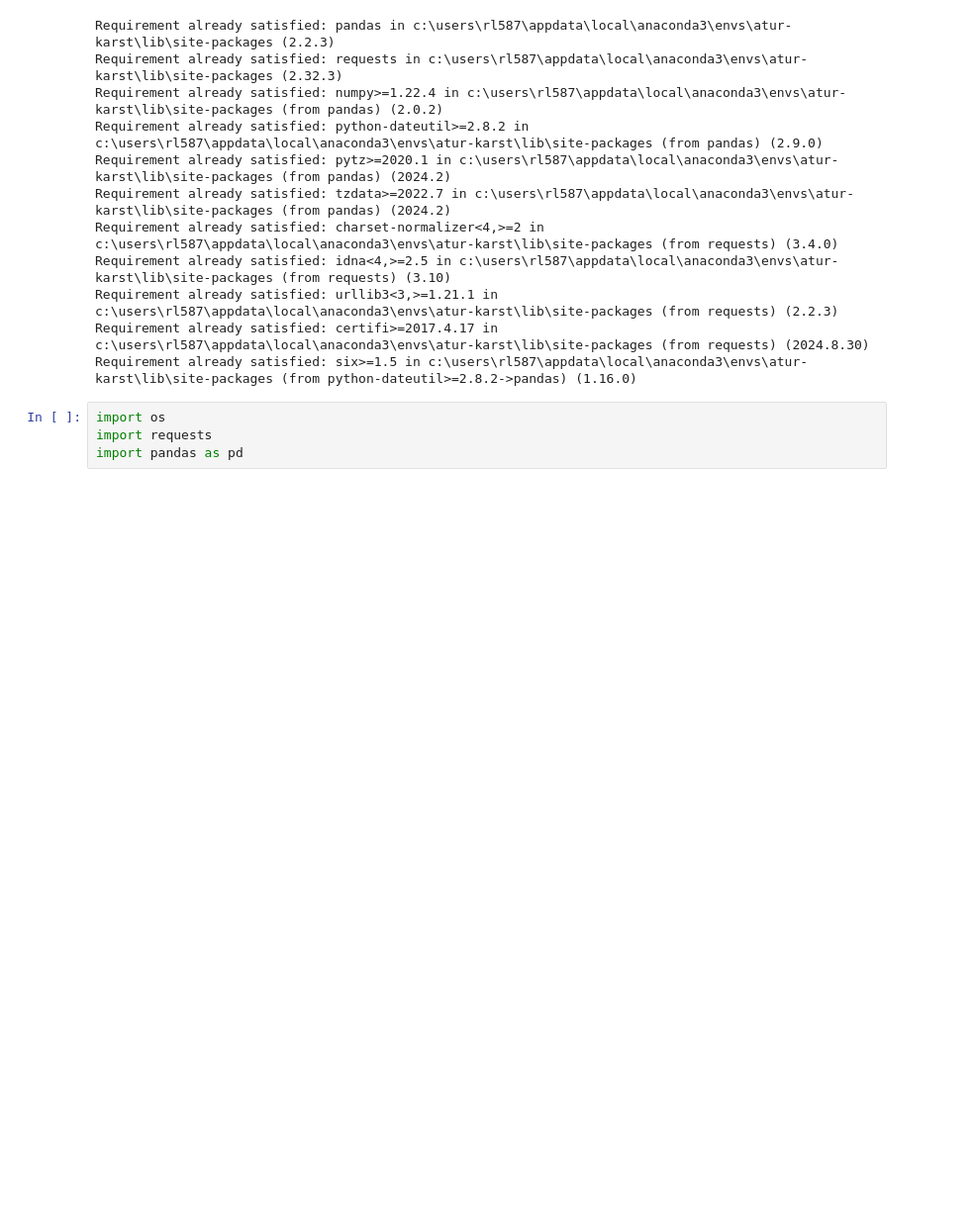
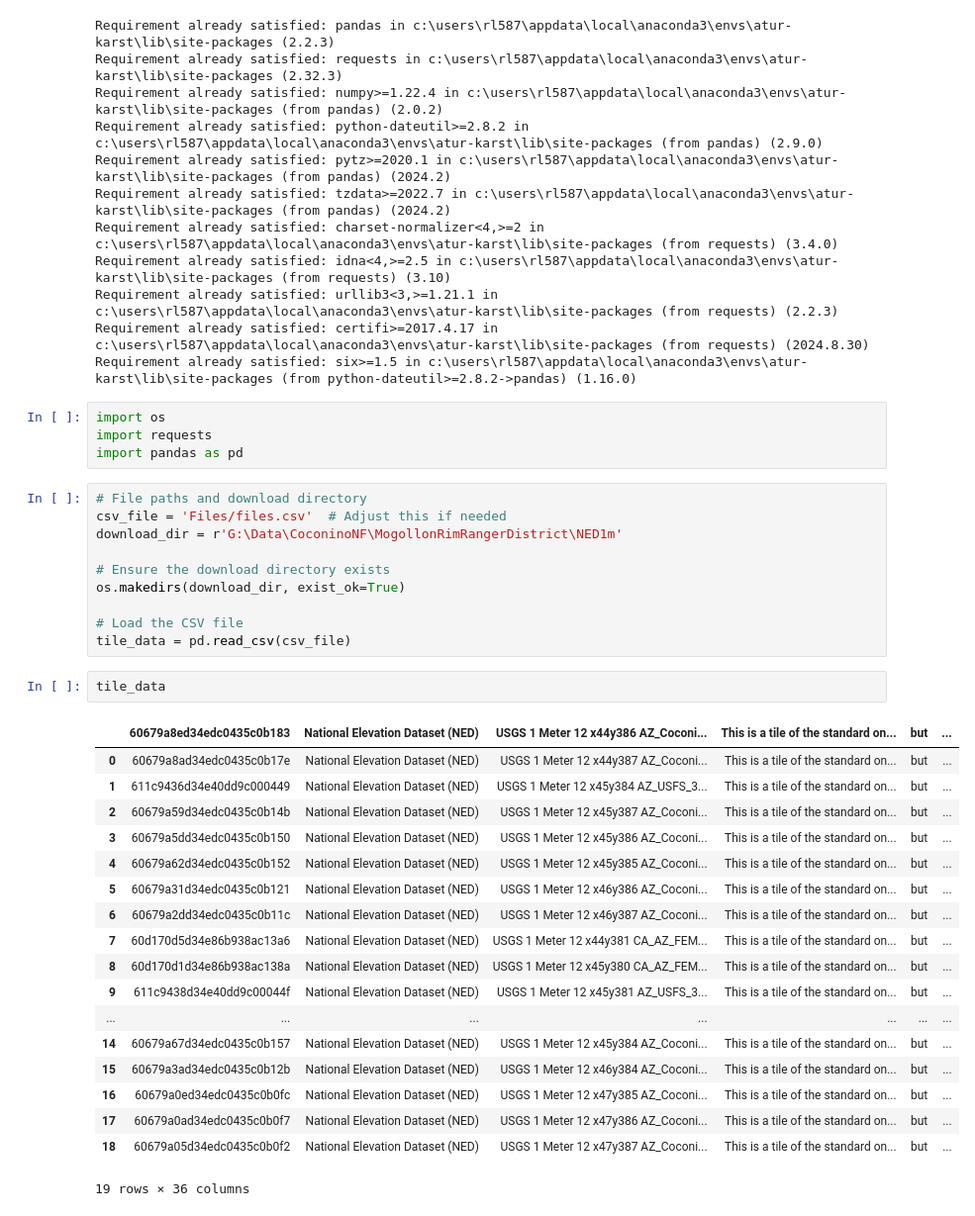
Before and after one commit to Ryan3Lima/ATUR-ForestThinning, a Jupyter notebook: notebooks/DownloadDEMTiles.ipynb, the cells around one changed output. Shown: that part at 99% size. Cells and saved outputs as stored; diff of their text form; blank space fills up the shorter version.

```diff
--- a/notebooks/DownloadDEMTiles.ipynb
+++ b/notebooks/DownloadDEMTiles.ipynb
@@ -23,5 +23,36 @@ Requirement already satisfied: six>=1.5 in c:\users\rl587\appdata\local\anaconda
 import os
 import requests
 import pandas as pd
+# %%
+# File paths and download directory
+csv_file = 'Files/files.csv'  # Adjust this if needed
+download_dir = r'G:\Data\CoconinoNF\MogollonRimRangerDistrict\NED1m'
+
+# Ensure the download directory exists
+os.makedirs(download_dir, exist_ok=True)
+
+# Load the CSV file
+tile_data = pd.read_csv(csv_file)
+# %%
+tile_data
+# %% [output]
+|  | 60679a8ed34edc0435c0b183 | National Elevation Dataset (NED) | USGS 1 Meter 12 x44y386 AZ_Coconi... | This is a tile of the standard on... | but | ... |
+| 0 | 60679a8ad34edc0435c0b17e | National Elevation Dataset (NED) | USGS 1 Meter 12 x44y387 AZ_Coconi... | This is a tile of the standard on... | but | ... |
+| 1 | 611c9436d34e40dd9c000449 | National Elevation Dataset (NED) | USGS 1 Meter 12 x45y384 AZ_USFS_3... | This is a tile of the standard on... | but | ... |
+| 2 | 60679a59d34edc0435c0b14b | National Elevation Dataset (NED) | USGS 1 Meter 12 x45y387 AZ_Coconi... | This is a tile of the standard on... | but | ... |
+| 3 | 60679a5dd34edc0435c0b150 | National Elevation Dataset (NED) | USGS 1 Meter 12 x45y386 AZ_Coconi... | This is a tile of the standard on... | but | ... |
+| 4 | 60679a62d34edc0435c0b152 | National Elevation Dataset (NED) | USGS 1 Meter 12 x45y385 AZ_Coconi... | This is a tile of the standard on... | but | ... |
+| 5 | 60679a31d34edc0435c0b121 | National Elevation Dataset (NED) | USGS 1 Meter 12 x46y386 AZ_Coconi... | This is a tile of the standard on... | but | ... |
+| 6 | 60679a2dd34edc0435c0b11c | National Elevation Dataset (NED) | USGS 1 Meter 12 x46y387 AZ_Coconi... | This is a tile of the standard on... | but | ... |
+| 7 | 60d170d5d34e86b938ac13a6 | National Elevation Dataset (NED) | USGS 1 Meter 12 x44y381 CA_AZ_FEM... | This is a tile of the standard on... | but | ... |
+| 8 | 60d170d1d34e86b938ac138a | National Elevation Dataset (NED) | USGS 1 Meter 12 x45y380 CA_AZ_FEM... | This is a tile of the standard on... | but | ... |
+| 9 | 611c9438d34e40dd9c00044f | National Elevation Dataset (NED) | USGS 1 Meter 12 x45y381 AZ_USFS_3... | This is a tile of the standard on... | but | ... |
+| ... | ... | ... | ... | ... | ... | ... |
+| 14 | 60679a67d34edc0435c0b157 | National Elevation Dataset (NED) | USGS 1 Meter 12 x45y384 AZ_Coconi... | This is a tile of the standard on... | but | ... |
+| 15 | 60679a3ad34edc0435c0b12b | National Elevation Dataset (NED) | USGS 1 Meter 12 x46y384 AZ_Coconi... | This is a tile of the standard on... | but | ... |
+| 16 | 60679a0ed34edc0435c0b0fc | National Elevation Dataset (NED) | USGS 1 Meter 12 x47y385 AZ_Coconi... | This is a tile of the standard on... | but | ... |
+| 17 | 60679a0ad34edc0435c0b0f7 | National Elevation Dataset (NED) | USGS 1 Meter 12 x47y386 AZ_Coconi... | This is a tile of the standard on... | but | ... |
+| 18 | 60679a05d34edc0435c0b0f2 | National Elevation Dataset (NED) | USGS 1 Meter 12 x47y387 AZ_Coconi... | This is a tile of the standard on... | but | ... |
+19 rows × 36 columns
 # %%
 # File paths and download directory
```
Also changed, not shown: parts of 1 cell of this notebook, 3 other files.
